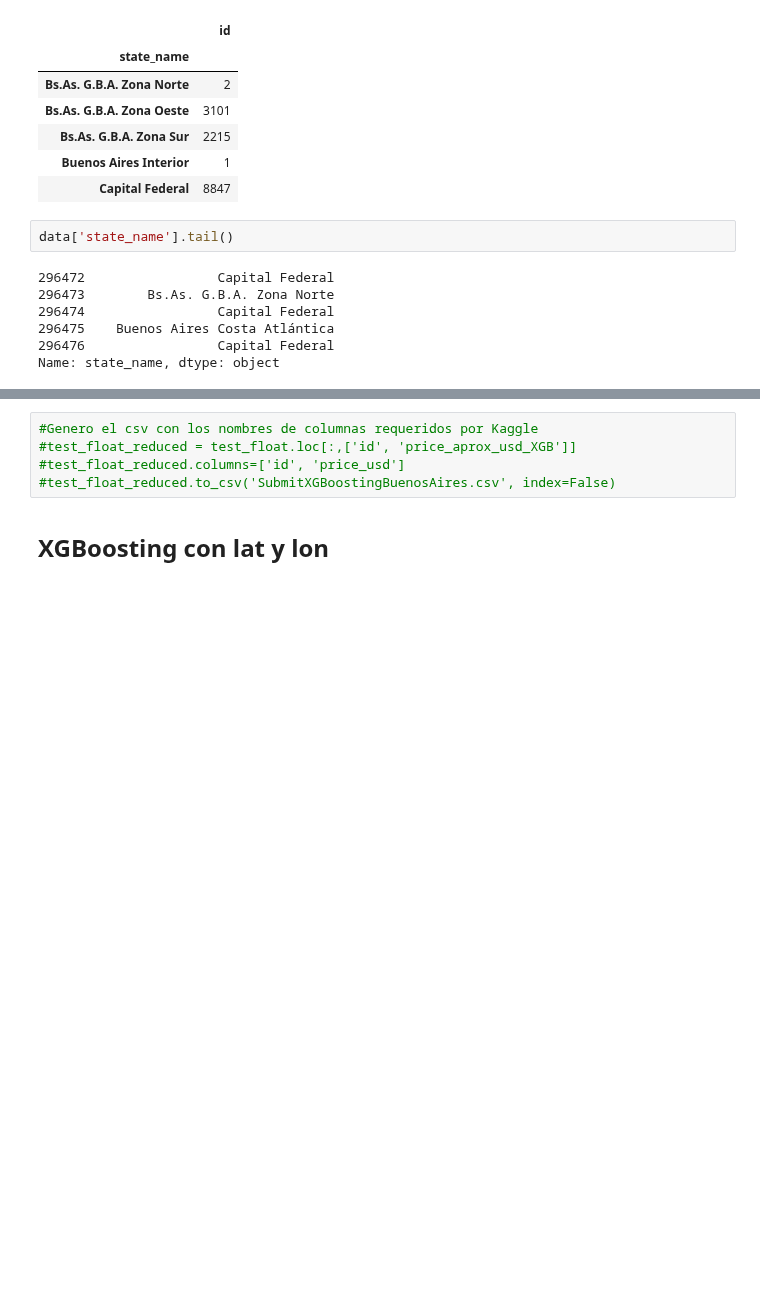
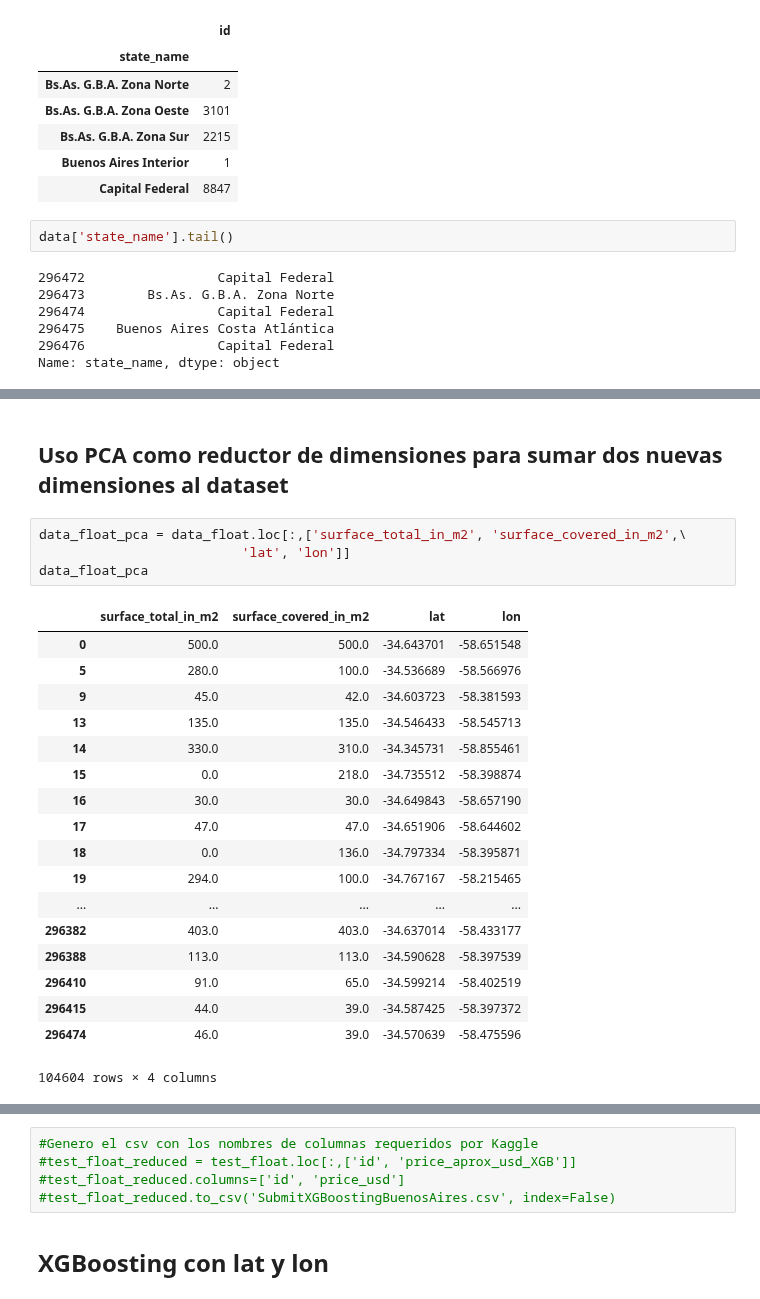
Before and after one commit to nicolaslongo/datos-TP1, a Jupyter notebook: XGB.ipynb, the cells around one changed output, grey strips where cells are left out. Saved outputs shown, nothing was run; the diff lists cells and outputs as text; blank space fills up the shorter version.

```diff
--- a/XGB.ipynb
+++ b/XGB.ipynb
@@ -120,0 +141,25 @@ dtype: int64
+# %% [markdown]
+## Uso PCA como reductor de dimensiones para sumar dos nuevas dimensiones al dataset
+# %%
+data_float_pca = data_float.loc[:,['surface_total_in_m2', 'surface_covered_in_m2',\
+                          'lat', 'lon']]
+data_float_pca
+# %% [output]
+|  | surface_total_in_m2 | surface_covered_in_m2 | lat | lon |
+| 0 | 500.0 | 500.0 | -34.643701 | -58.651548 |
+| 5 | 280.0 | 100.0 | -34.536689 | -58.566976 |
+| 9 | 45.0 | 42.0 | -34.603723 | -58.381593 |
+| 13 | 135.0 | 135.0 | -34.546433 | -58.545713 |
+| 14 | 330.0 | 310.0 | -34.345731 | -58.855461 |
+| 15 | 0.0 | 218.0 | -34.735512 | -58.398874 |
+| 16 | 30.0 | 30.0 | -34.649843 | -58.657190 |
+| 17 | 47.0 | 47.0 | -34.651906 | -58.644602 |
+| 18 | 0.0 | 136.0 | -34.797334 | -58.395871 |
+| 19 | 294.0 | 100.0 | -34.767167 | -58.215465 |
+| ... | ... | ... | ... | ... |
+| 296382 | 403.0 | 403.0 | -34.637014 | -58.433177 |
+| 296388 | 113.0 | 113.0 | -34.590628 | -58.397539 |
+| 296410 | 91.0 | 65.0 | -34.599214 | -58.402519 |
+| 296415 | 44.0 | 39.0 | -34.587425 | -58.397372 |
+| 296474 | 46.0 | 39.0 | -34.570639 | -58.475596 |
+104604 rows × 4 columns
```
Also changed, not shown: parts of 34 cells of this notebook, 1 other file.
